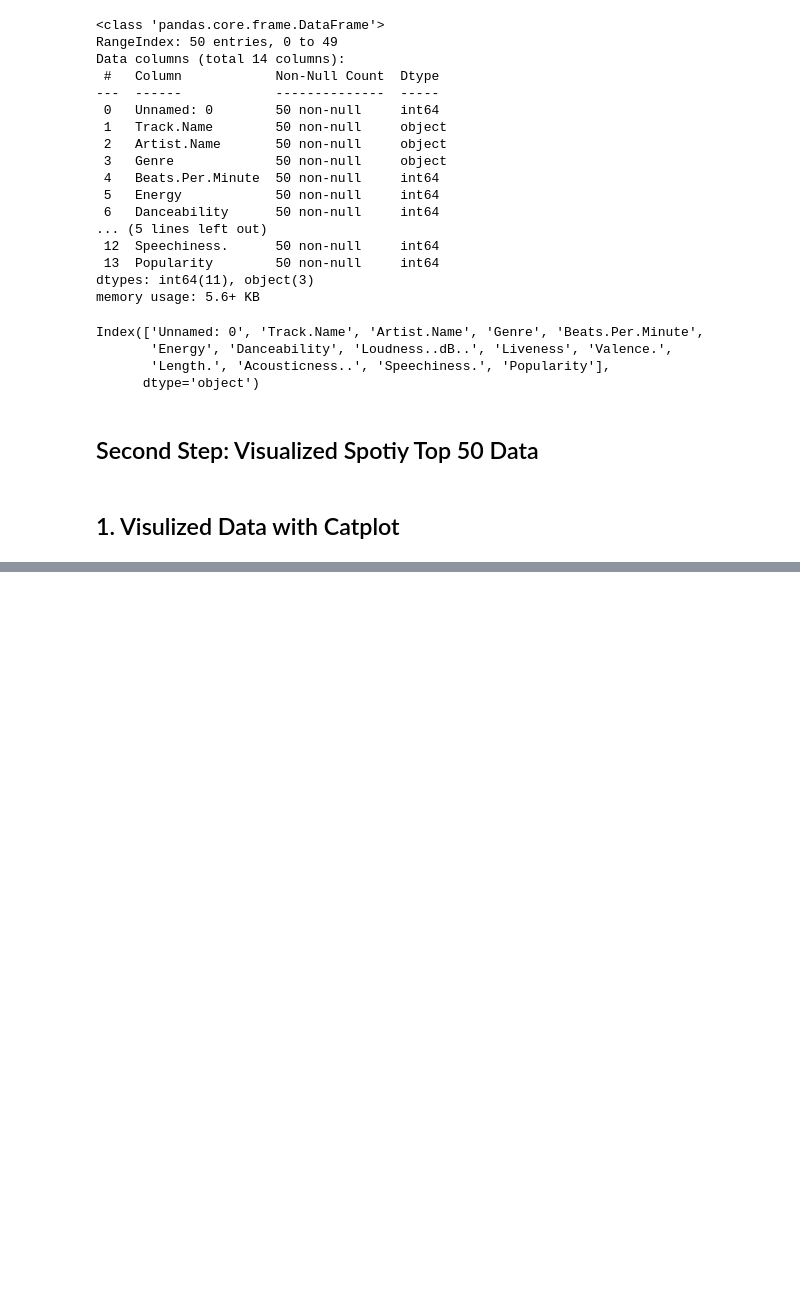
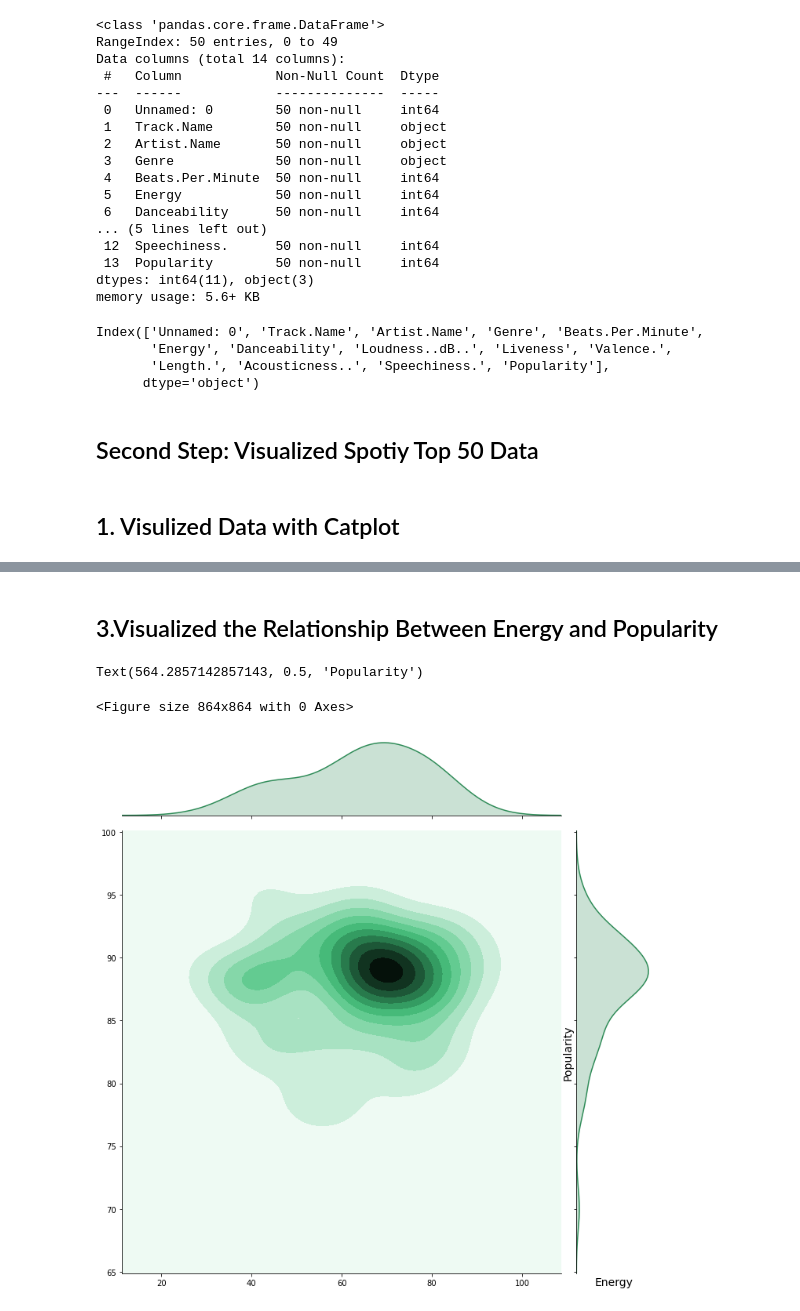
Before and after one commit to zli995/Spotify-Top-50-Songs-Analysis-2019, a Jupyter notebook: data/Spotify Top 50 Songs 2019 Analysis.ipynb, the cells around one changed output, grey strips where cells are left out. Drawn from its saved outputs; the diff is of its cells as text; code cells hidden in the pictures; blank space fills up the shorter version.

```diff
--- a/data/Spotify Top 50 Songs 2019 Analysis.ipynb
+++ b/data/Spotify Top 50 Songs 2019 Analysis.ipynb
@@ -108,0 +98,11 @@ b
+# %% [markdown]
+## 3.Visualized the Relationship Between Energy and Popularity
+# %%
+plt.figure(figsize=(12,12))
+sn.jointplot(x=spotify_data["Energy"].values, y=spotify_data["Popularity"].values, height = 10, kind = "kde", color="seagreen")
+plt.xlabel("Energy", fontsize=14)
+plt.ylabel("Popularity", fontsize=14)
+# %% [output]
+Text(564.2857142857143, 0.5, 'Popularity')
+<Figure size 864x864 with 0 Axes>
+[figure, added]
```
Also changed, not shown: parts of 5 cells of this notebook.
